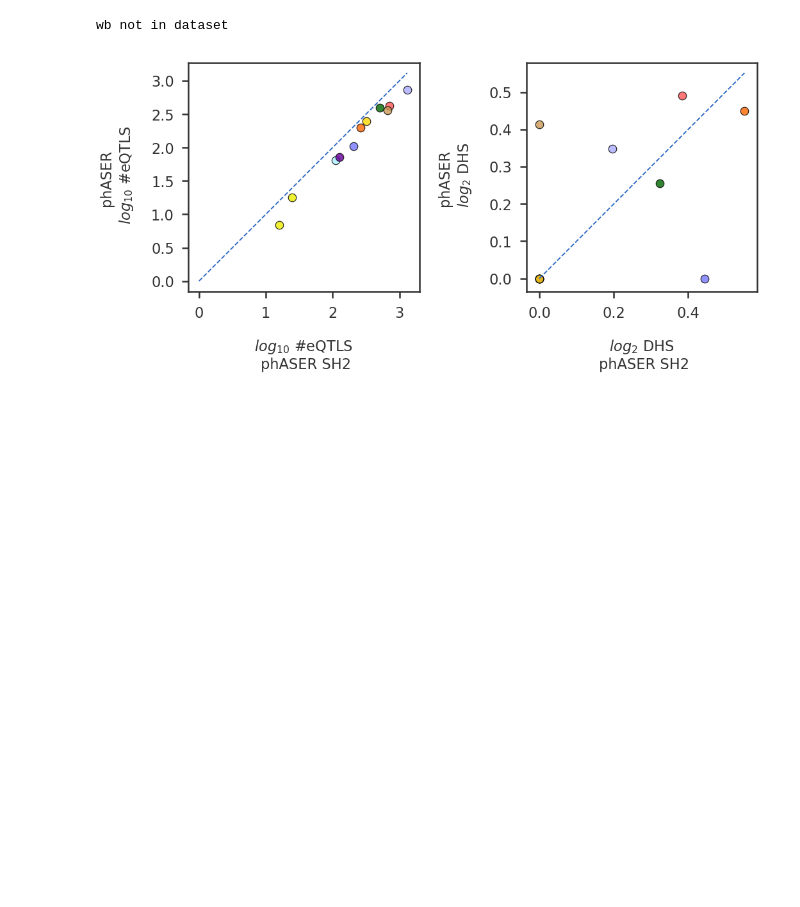
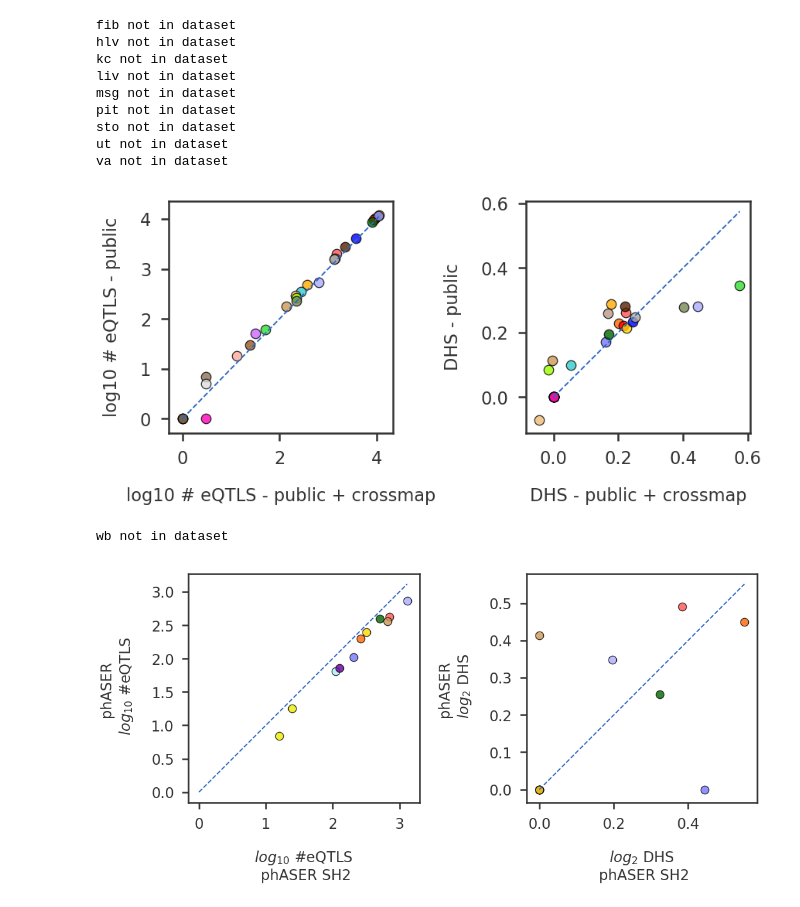
Before and after one commit to banskt/trans-eqtl-pipeline, a Jupyter notebook: analysis/jupyter/dhs_analysis/Crossmap_dhs_analysis.ipynb, the cells around one changed output. Cells and saved outputs as stored; diff of their text form; code cells hidden in the pictures; blank space fills up the shorter version.

```diff
--- a/analysis/jupyter/dhs_analysis/Crossmap_dhs_analysis.ipynb
+++ b/analysis/jupyter/dhs_analysis/Crossmap_dhs_analysis.ipynb
@@ -165,3 +274,67 @@ plt.show()
+# %%
+import matplotlib.pyplot as plt
+from utils import mpl_stylesheet
+mpl_stylesheet.banskt_presentation(fontfamily = 'latex-clearsans', fontsize = 18, colors = 'banskt', dpi = 90)
+
+res1 = copy.copy(res_sh2_pub_cm)
+res2 = copy.copy(res_sh2_pub)
+neqtl1 = []
+neqtl2 = []
+ts_indata = list()
+for ts in tshorts:
+    if ts not in brain_tissues:
+        if ts not in res1 and ts not in res2:
+            print(f"{ts} not in dataset")
+            continue
+        else:
+            neqtl1.append(np.log10(res1[ts].neqtl) if ts in res1 else 0)
+            neqtl2.append(np.log10(res2[ts].neqtl) if ts in res2 else 0)
+            ts_indata.append(ts)
+
+enrich1 = []  # crossmap phaser
+enrich2 = []  # regular  phaser
+ts_color = dict()
+ed_color = dict()
+ts_alpha = dict()
+pval_c = 1
+for ts in ts_indata:
+    if ts not in brain_tissues:
+        ts_color[ts] = tissue_colors[ts]
+        ts_alpha[ts] = 0.9
+        ed_color[ts] = "face"
+        enrich1.append(res1[ts].enrichment if ts in res1 and res1[ts].pval < pval_c else 0)
+        enrich2.append(res2[ts].enrichment if ts in res2 and res2[ts].pval < pval_c else 0)
+
+fig = plt.figure(figsize=(10,5))
+ax1 = fig.add_subplot(121)
+for i, ts in enumerate(ts_indata):
+    ax1.scatter(neqtl1[i], neqtl2[i], s=100, color=ts_color[ts], edgecolor = 'black', alpha = 0.8)
+ax1.plot([0,max(neqtl1+ neqtl2)],[0,max(neqtl1+ neqtl2)], linestyle="--")
+ax1.set_xlabel("log10 # eQTLS - public + crossmap")
+ax1.set_ylabel("log10 # eQTLS - public")
+
+
+ax2 = fig.add_subplot(122)
+for i, ts in enumerate(ts_indata):
+    ax2.scatter(enrich1[i], enrich2[i], s=100, color=ts_color[ts], edgecolor = 'black', alpha = 0.8)
+ax2.plot([0,max(enrich1+enrich2)],[0,max(enrich1+enrich2)], linestyle="--")
+ax2.set_xlabel("DHS - public + crossmap")
+ax2.set_ylabel("DHS - public")
+
+
+plt.tight_layout()
+plt.show()
+# %% [output]
+fib not in dataset
+hlv not in dataset
+kc not in dataset
+liv not in dataset
+msg not in dataset
+pit not in dataset
+sto not in dataset
+ut not in dataset
+va not in dataset
+[figure, added]
 # %%
 res1 = copy.copy(res_sh2)
 res2 = copy.copy(res_ph)
```
Also changed, not shown: parts of 7 cells of this notebook, 18 other files.
